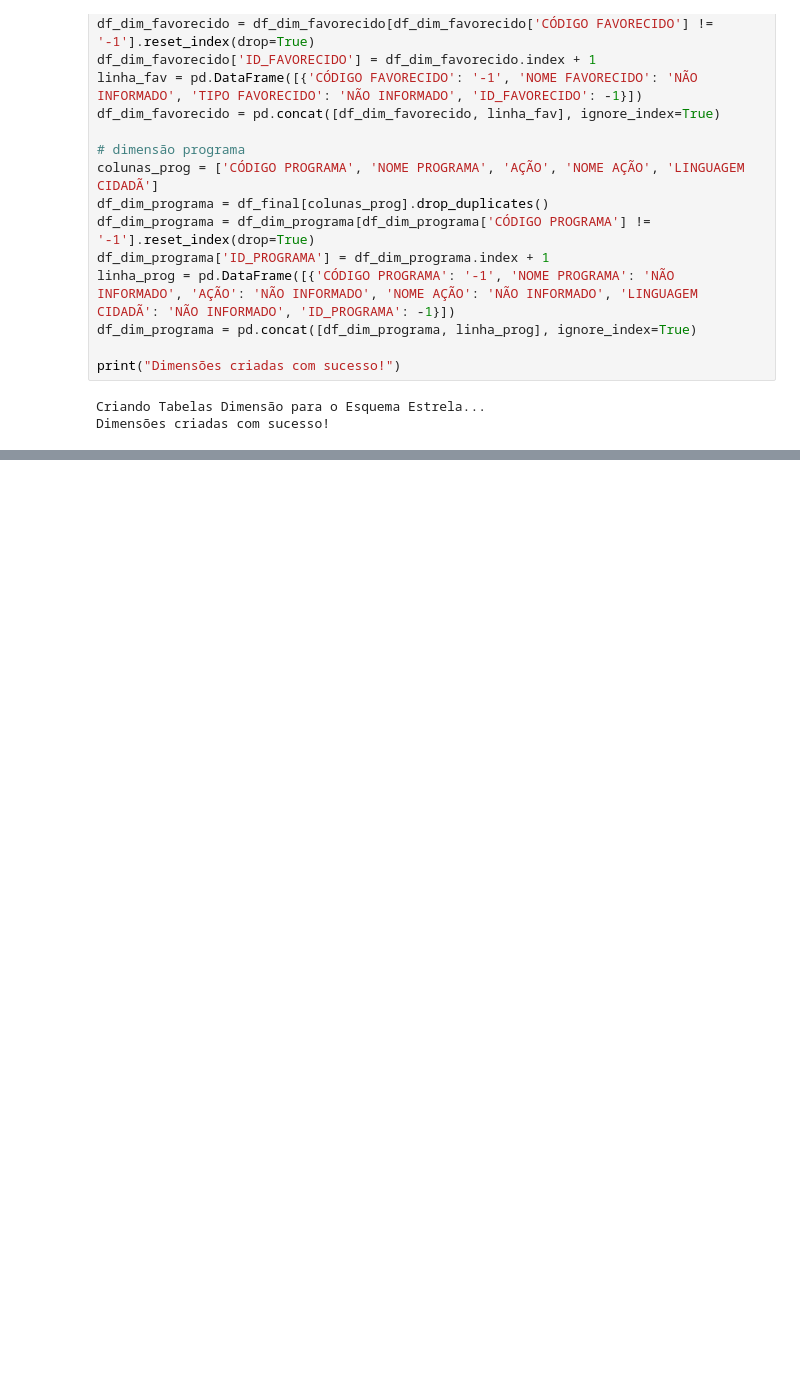
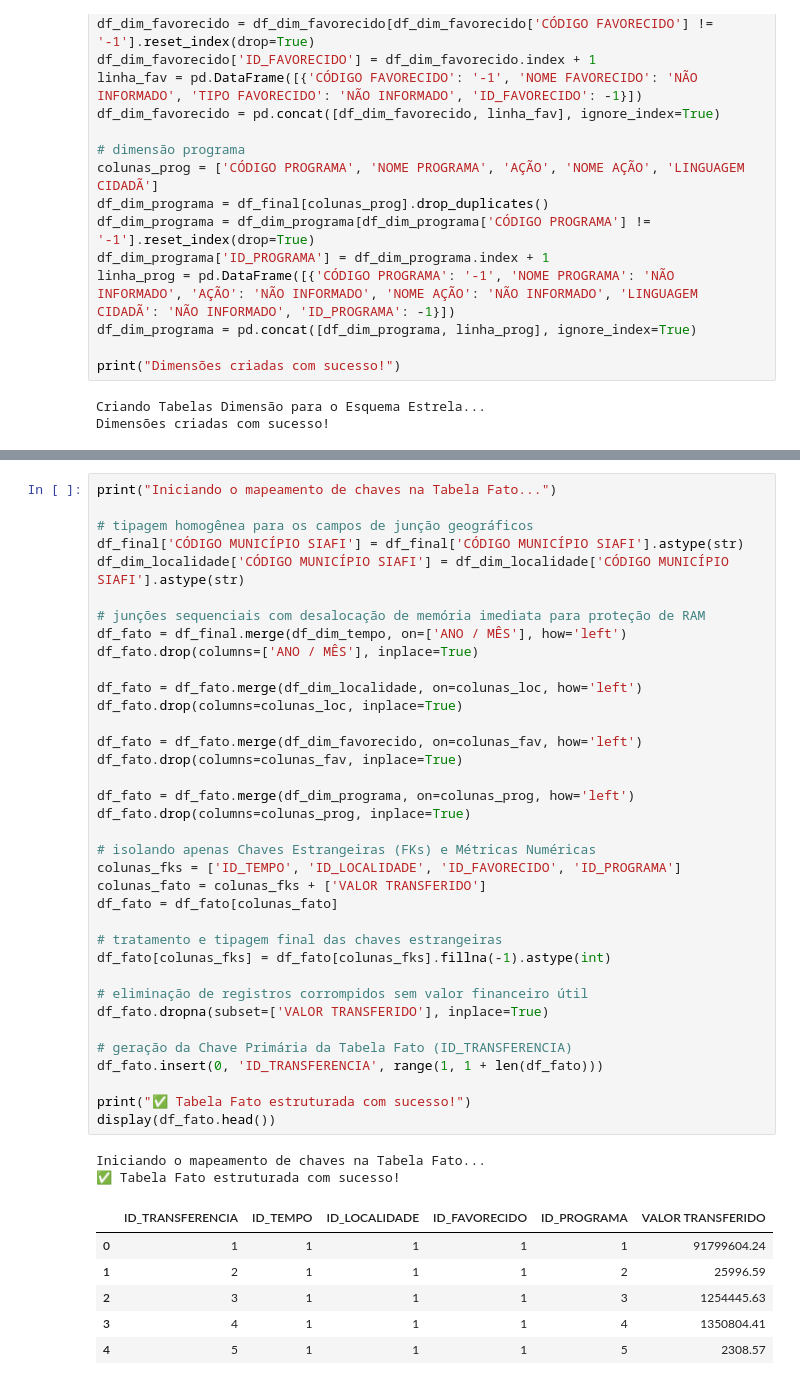
Before and after one commit to JL-hm/projeto_integracao, a Jupyter notebook: notebooks/ETL.ipynb, the cells around one changed output, grey strips where cells are left out. Saved outputs shown, nothing was run; the diff lists cells and outputs as text; blank space fills up the shorter version.

Commit message:
Geração da Tabela Fato via Left Joins e criação de Chave Primária (ETL)

```diff
--- a/notebooks/ETL.ipynb
+++ b/notebooks/ETL.ipynb
@@ -230,0 +233,45 @@ Dimensões criadas com sucesso!
+# %%
+print("Iniciando o mapeamento de chaves na Tabela Fato...")
+
+# tipagem homogênea para os campos de junção geográficos
+df_final['CÓDIGO MUNICÍPIO SIAFI'] = df_final['CÓDIGO MUNICÍPIO SIAFI'].astype(str)
+df_dim_localidade['CÓDIGO MUNICÍPIO SIAFI'] = df_dim_localidade['CÓDIGO MUNICÍPIO SIAFI'].astype(str)
+
+# junções sequenciais com desalocação de memória imediata para proteção de RAM
+df_fato = df_final.merge(df_dim_tempo, on=['ANO / MÊS'], how='left')
+df_fato.drop(columns=['ANO / MÊS'], inplace=True)
+
+df_fato = df_fato.merge(df_dim_localidade, on=colunas_loc, how='left')
+df_fato.drop(columns=colunas_loc, inplace=True)
+
+df_fato = df_fato.merge(df_dim_favorecido, on=colunas_fav, how='left')
+df_fato.drop(columns=colunas_fav, inplace=True)
+
+df_fato = df_fato.merge(df_dim_programa, on=colunas_prog, how='left')
+df_fato.drop(columns=colunas_prog, inplace=True)
+
+# isolando apenas Chaves Estrangeiras (FKs) e Métricas Numéricas
+colunas_fks = ['ID_TEMPO', 'ID_LOCALIDADE', 'ID_FAVORECIDO', 'ID_PROGRAMA']
+colunas_fato = colunas_fks + ['VALOR TRANSFERIDO']
+df_fato = df_fato[colunas_fato]
+
+# tratamento e tipagem final das chaves estrangeiras
+df_fato[colunas_fks] = df_fato[colunas_fks].fillna(-1).astype(int)
+
+# eliminação de registros corrompidos sem valor financeiro útil
+df_fato.dropna(subset=['VALOR TRANSFERIDO'], inplace=True)
+
+# geração da Chave Primária da Tabela Fato (ID_TRANSFERENCIA)
+df_fato.insert(0, 'ID_TRANSFERENCIA', range(1, 1 + len(df_fato)))
+
+print("✅ Tabela Fato estruturada com sucesso!")
+display(df_fato.head())
+# %% [output]
+Iniciando o mapeamento de chaves na Tabela Fato...
+✅ Tabela Fato estruturada com sucesso!
+|  | ID_TRANSFERENCIA | ID_TEMPO | ID_LOCALIDADE | ID_FAVORECIDO | ID_PROGRAMA | VALOR TRANSFERIDO |
+| 0 | 1 | 1 | 1 | 1 | 1 | 91799604.24 |
+| 1 | 2 | 1 | 1 | 1 | 2 | 25996.59 |
+| 2 | 3 | 1 | 1 | 1 | 3 | 1254445.63 |
+| 3 | 4 | 1 | 1 | 1 | 4 | 1350804.41 |
+| 4 | 5 | 1 | 1 | 1 | 5 | 2308.57 |
```
Also changed, not shown: parts of 3 cells of this notebook.
